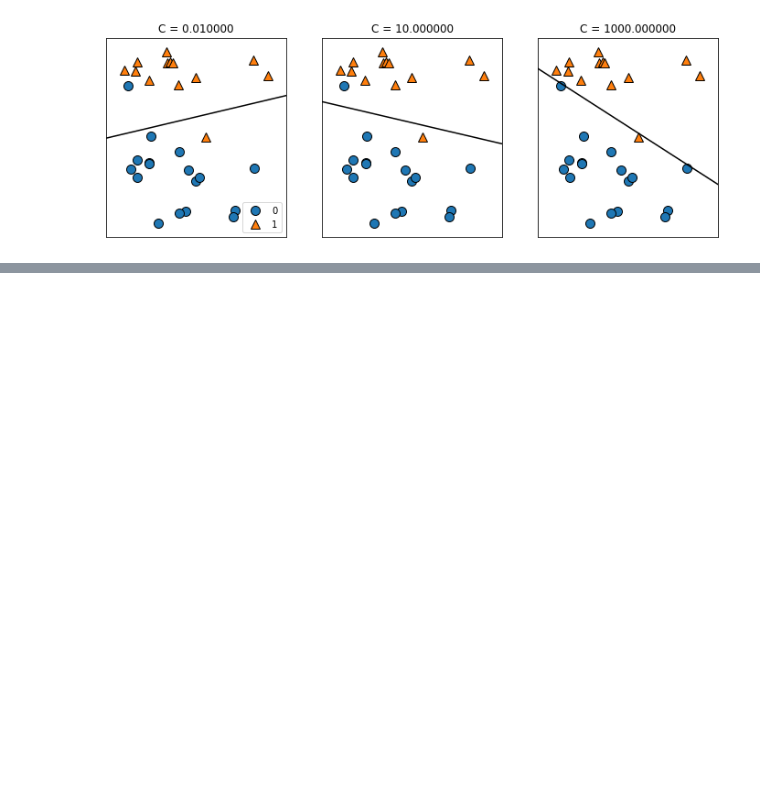
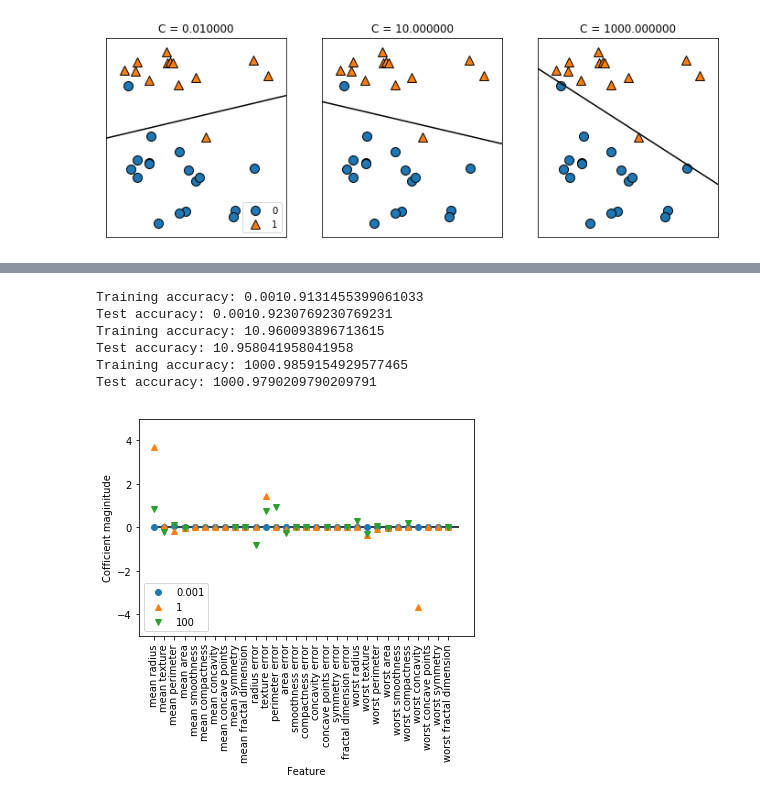
Before and after one commit to soudegesu/sklearn-test, a Jupyter notebook: linear_svc.ipynb, the cells around one changed output, grey strips where cells are left out. Cells and saved outputs as stored; diff of their text form; code cells hidden in the pictures; blank space fills up the shorter version.

```diff
--- a/linear_svc.ipynb
+++ b/linear_svc.ipynb
@@ -31,0 +106,34 @@ mglearn.plots.plot_linear_svc_regularization()
+# %%
+from sklearn.datasets import load_breast_cancer
+from sklearn.model_selection import train_test_split
+from sklearn.linear_model import LogisticRegression
+from matplotlib import pyplot as plt
+
+cancer = load_breast_cancer()
+X_train, X_test, y_train, y_test = train_test_split(cancer.data,  cancer.target, stratify=cancer.target, random_state=42)
+
+logreg = LogisticRegression().fit(X_train, y_train)
+logreg100 = LogisticRegression(C=100).fit(X_train, y_train)
+logreg001 = LogisticRegression(C=0.01).fit(X_train, y_train)
+
+for C, marker in zip([0.001, 1, 100], ['o', '^', 'v']):
+    lr_l1 = LogisticRegression(C=C, penalty="l1").fit(X_train, y_train)
+    print("Training accuracy: " + str(C) + str(lr_l1.score(X_train, y_train)))
+    print("Test accuracy: " + str(C) + str(lr_l1.score(X_test, y_test)))
+    plt.plot(lr_l1.coef_.T, marker, label=str(C))
+
+plt.xticks(range(cancer.data.shape[1]), cancer.feature_names, rotation=90)
+plt.hlines(0, 0 , cancer.data.shape[1])
+plt.ylim(-5, 5)
+plt.xlabel("Feature")
+plt.ylabel("Cofficient maginitude")
+plt.legend(loc=3)
+plt.show()
+# %% [output]
+Training accuracy: 0.0010.9131455399061033
+Test accuracy: 0.0010.9230769230769231
+Training accuracy: 10.960093896713615
+Test accuracy: 10.958041958041958
+Training accuracy: 1000.9859154929577465
+Test accuracy: 1000.9790209790209791
+[figure, added]
```
Also changed, not shown: parts of 8 cells of this notebook.
